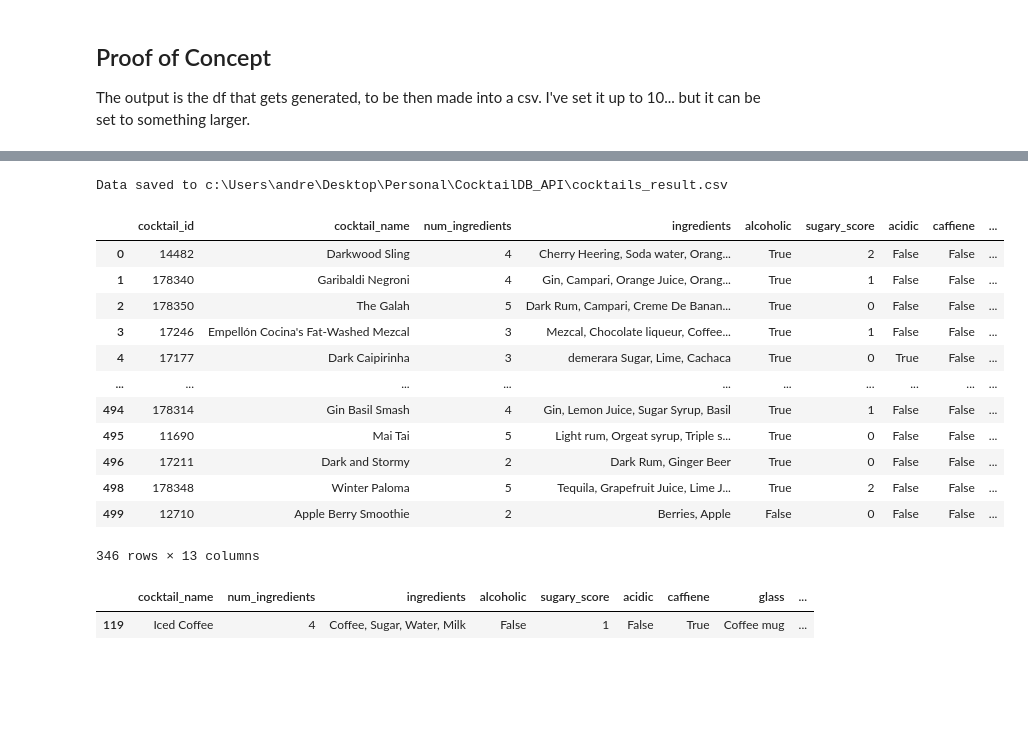
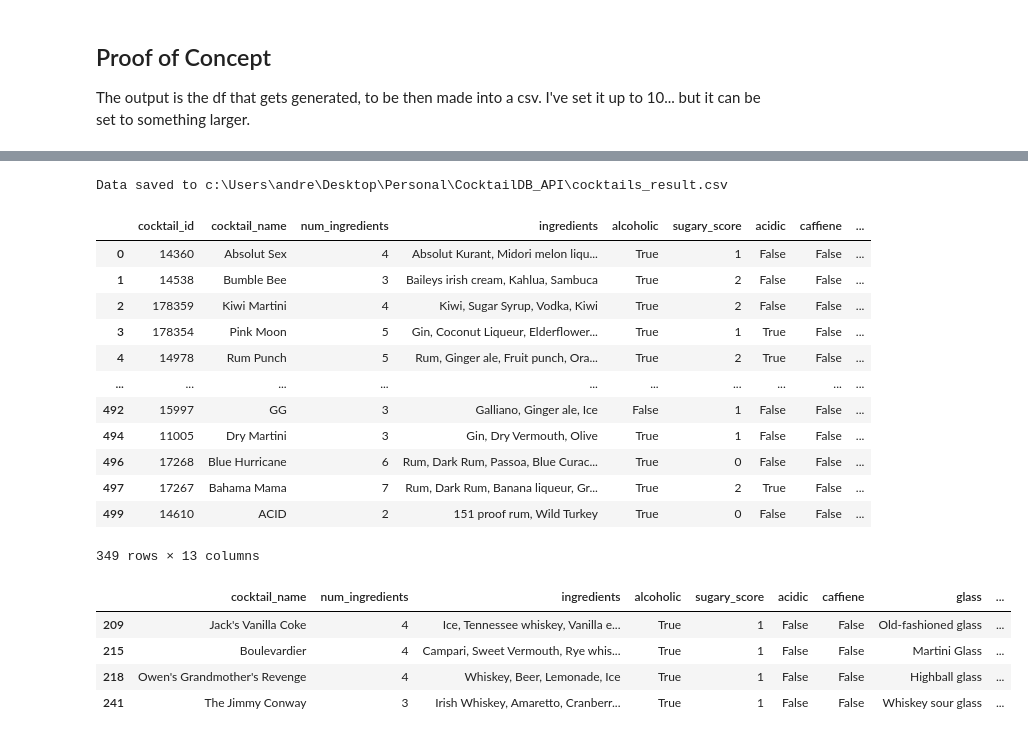
Before and after one commit to andrewsarracini/CocktailDB_API, a Jupyter notebook: CocktailAPI_current.ipynb, the cells around one changed output, grey strips where cells are left out. Cells and saved outputs as stored; diff of their text form; code cells hidden in the pictures; blank space fills up the shorter version.

```diff
--- a/CocktailAPI_current.ipynb
+++ b/CocktailAPI_current.ipynb
@@ -66,7 +66,7 @@ def generate_cocktail_dataframe(num_cocktails):
     'Grapefruit Juice', 'Agave Syrup', 'Soda Water', 'Zima',
     'Chambord raspberry liqueur', 'Vodka', 'Sugar', 'Sugar Syrup',
     'Passion fruit juice', 'Prosecco', 'Elderflower cordial', 'Jägermeister',
-    'Root beer', 'Corn syrup', 'syrup',
+    'Root beer', 'Corn syrup', 'syrup', 'Limeade',
     'Butterscotch schnapps', 'Vanilla Ice-Cream',
     'Sherry', 'Grand Marnier', 'Orange juice', 'Lemonade', 'Orange spiral',
     'Sweet Vermouth', 'Sloe gin', 'Apricot brandy', 'Raspberry syrup', 'Dry Vermouth'
@@ -93,7 +93,12 @@ def generate_cocktail_dataframe(num_cocktails):
 
                 # Extract ingredients (removing Nones)
                 ingredients_raw = [drink.get(f'strIngredient{i}', '') for i in range(1, 16)]
+
+                ingredients_lower = [ingredient.lower() for ingredient in ingredients_raw if ingredient]
+
                 ingredients.append(', '.join(filter(None, ingredients_raw)))
+
+
 
                 # Calculate and append the number of ingredients
                 num_ingredients.append(len(list(filter(None, ingredients_raw))))
@@ -103,7 +108,9 @@ def generate_cocktail_dataframe(num_cocktails):
                 alcoholic.append(alcoholic_status)
 
                 # Check if any of the specified ingredients are in the list
-                acidic_status = any(ingredient in ["Lemon", "Lime", "Orange"] for ingredient in ingredients_raw)
+                acidic_ingredients = ["lemon", "lime", "orange", "lemon juice", "lime juice", "orange juice", "peel"]
+
+                acidic_status = any(ingredient in acidic_ingredients for ingredient in ingredients_lower)
                 acidic.append(acidic_status)
 
                 caf_status = any(ingredient in ["Coffee", "Espresso"] for ingredient in ingredients_raw)
@@ -174,49 +183,53 @@ df_cocktails
 # %% [output]
 Data saved to c:\Users\andre\Desktop\Personal\CocktailDB_API\cocktails_result.csv
 |  | cocktail_id | cocktail_name | num_ingredients | ingredients | alcoholic | sugary_score | acidic | caffiene | ... |
-| 0 | 14482 | Darkwood Sling | 4 | Cherry Heering, Soda water, Orang... | True | 2 | False | False | ... |
-| 1 | 178340 | Garibaldi Negroni | 4 | Gin, Campari, Orange Juice, Orang... | True | 1 | False | False | ... |
-| 2 | 178350 | The Galah | 5 | Dark Rum, Campari, Creme De Banan... | True | 0 | False | False | ... |
-| 3 | 17246 | Empellón Cocina's Fat-Washed Mezcal | 3 | Mezcal, Chocolate liqueur, Coffee... | True | 1 | False | False | ... |
-| 4 | 17177 | Dark Caipirinha | 3 | demerara Sugar, Lime, Cachaca | True | 0 | True | False | ... |
+| 0 | 14360 | Absolut Sex | 4 | Absolut Kurant, Midori melon liqu... | True | 1 | False | False | ... |
+| 1 | 14538 | Bumble Bee | 3 | Baileys irish cream, Kahlua, Sambuca | True | 2 | False | False | ... |
+| 2 | 178359 | Kiwi Martini | 4 | Kiwi, Sugar Syrup, Vodka, Kiwi | True | 2 | False | False | ... |
+| 3 | 178354 | Pink Moon | 5 | Gin, Coconut Liqueur, Elderflower... | True | 1 | True | False | ... |
+| 4 | 14978 | Rum Punch | 5 | Rum, Ginger ale, Fruit punch, Ora... | True | 2 | True | False | ... |
 | ... | ... | ... | ... | ... | ... | ... | ... | ... | ... |
-| 494 | 178314 | Gin Basil Smash | 4 | Gin, Lemon Juice, Sugar Syrup, Basil | True | 1 | False | False | ... |
-| 495 | 11690 | Mai Tai | 5 | Light rum, Orgeat syrup, Triple s... | True | 0 | False | False | ... |
-| 496 | 17211 | Dark and Stormy | 2 | Dark Rum, Ginger Beer | True | 0 | False | False | ... |
-| 498 | 178348 | Winter Paloma | 5 | Tequila, Grapefruit Juice, Lime J... | True | 2 | False | False | ... |
-| 499 | 12710 | Apple Berry Smoothie | 2 | Berries, Apple | False | 0 | False | False | ... |
+| 492 | 15997 | GG | 3 | Galliano, Ginger ale, Ice | False | 1 | False | False | ... |
+| 494 | 11005 | Dry Martini | 3 | Gin, Dry Vermouth, Olive | True | 1 | False | False | ... |
+| 496 | 17268 | Blue Hurricane | 6 | Rum, Dark Rum, Passoa, Blue Curac... | True | 0 | False | False | ... |
+| 497 | 17267 | Bahama Mama | 7 | Rum, Dark Rum, Banana liqueur, Gr... | True | 2 | True | False | ... |
+| 499 | 14610 | ACID | 2 | 151 proof rum, Wild Turkey | True | 0 | False | False | ... |
-346 rows × 13 columns
+349 rows × 13 columns
 # %%
-import pandas as pd
+# Recommendation System
+def drink_rec(num_ingred: tuple, alc, spec_ingred, sugar, acid, caf, price=20):
 
-# Recommendation System
-def drink_rec(num_ingred: tuple, alc, spec_ingred, sugar, acid, caf, price):
-    df_cocktails = pd.read_csv('cocktails_result_346.csv')
 
+    df_cocktails = pd.read_csv('cocktails_result_349.csv')
+
+    # Making ingredient selection case insensitive!
     df_cocktails['ingredients_lower'] = df_cocktails['ingredients'].str.lower()
+    spec_ingred_lower = spec_ingred.lower()
 
     df_rec = df_cocktails[
         (df_cocktails['num_ingredients'].between(num_ingred[0], num_ingred[1])) &
         (df_cocktails['alcoholic'] == alc) &
         (df_cocktails['sugary_score'] == sugar) &
         (df_cocktails['acidic'] == acid) &
         (df_cocktails['caffiene'] == caf) &
         (df_cocktails['price'] < price) &
-        (df_cocktails['ingredients_lower'].str.contains(spec_ingred))
+        (df_cocktails['ingredients_lower'].str.contains(spec_ingred_lower))
     ]
 
-    df_rec.drop(columns=['ingredients_lower'])
+    df_rec = df_rec.drop(columns=['ingredients_lower'])  # Assign the result back to df_rec
 
     # TEMPORARILY setting the column width size to None... will revert after function call
     pd.set_option('display.max_colwidth', None)
 
-    return df_rec[['cocktail_name', 'num_ingredients', 'ingredients', 'alcoholic', 'sugary_score', 'acidic', 'caffiene', 'glass', 'instructions', 'image_url', 'price']]
+    # return df_rec[['cocktail_name', 'num_ingredients', 'ingredients', 'alcoholic', 'sugary_score', 'acidic', 'caffiene', 'glass', 'instructions', 'image_url', 'price']]
+    return df_rec[['cocktail_name', 'num_ingredients', 'ingredients', 'alcoholic', 'sugary_score', 'acidic', 'caffiene', 'glass', 'instructions', 'price']]
 
 pd.reset_option("display.max_colwidth")
 
-
-# Improvements -- change sugar to a tuple value as well (same as num_ingred)
-drink_rec((2,15), False, "water", 1, False, True, 14)
+drink_rec((2,10), True, "whiskey", 1, False, False, 20)
 # %% [output]
 |  | cocktail_name | num_ingredients | ingredients | alcoholic | sugary_score | acidic | caffiene | glass | ... |
-| 119 | Iced Coffee | 4 | Coffee, Sugar, Water, Milk | False | 1 | False | True | Coffee mug | ... |
+| 209 | Jack's Vanilla Coke | 4 | Ice, Tennessee whiskey, Vanilla e... | True | 1 | False | False | Old-fashioned glass | ... |
+| 215 | Boulevardier | 4 | Campari, Sweet Vermouth, Rye whis... | True | 1 | False | False | Martini Glass | ... |
+| 218 | Owen's Grandmother's Revenge | 4 | Whiskey, Beer, Lemonade, Ice | True | 1 | False | False | Highball glass | ... |
+| 241 | The Jimmy Conway | 3 | Irish Whiskey, Amaretto, Cranberr... | True | 1 | False | False | Whiskey sour glass | ... |
```
Also changed, not shown: parts of 5 cells of this notebook.
